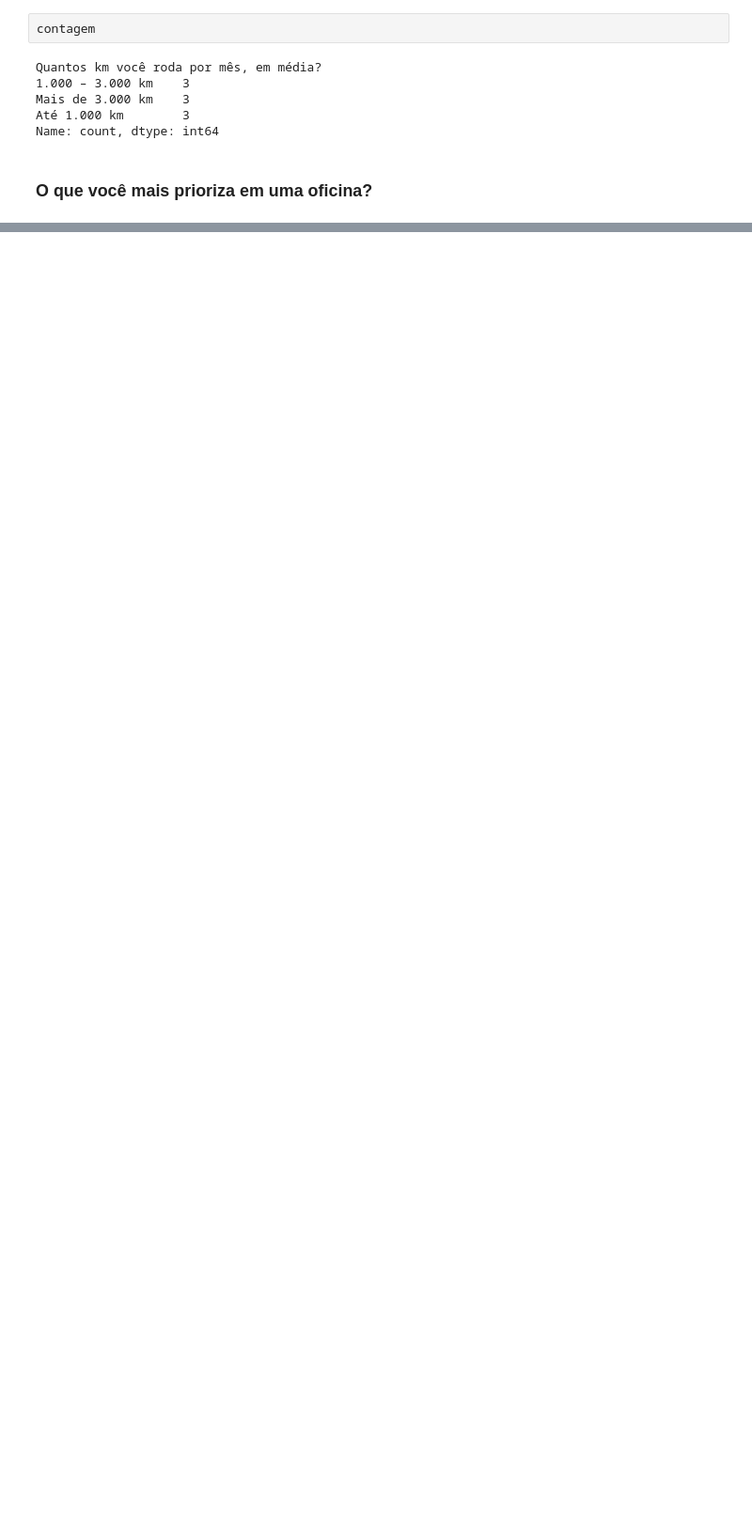
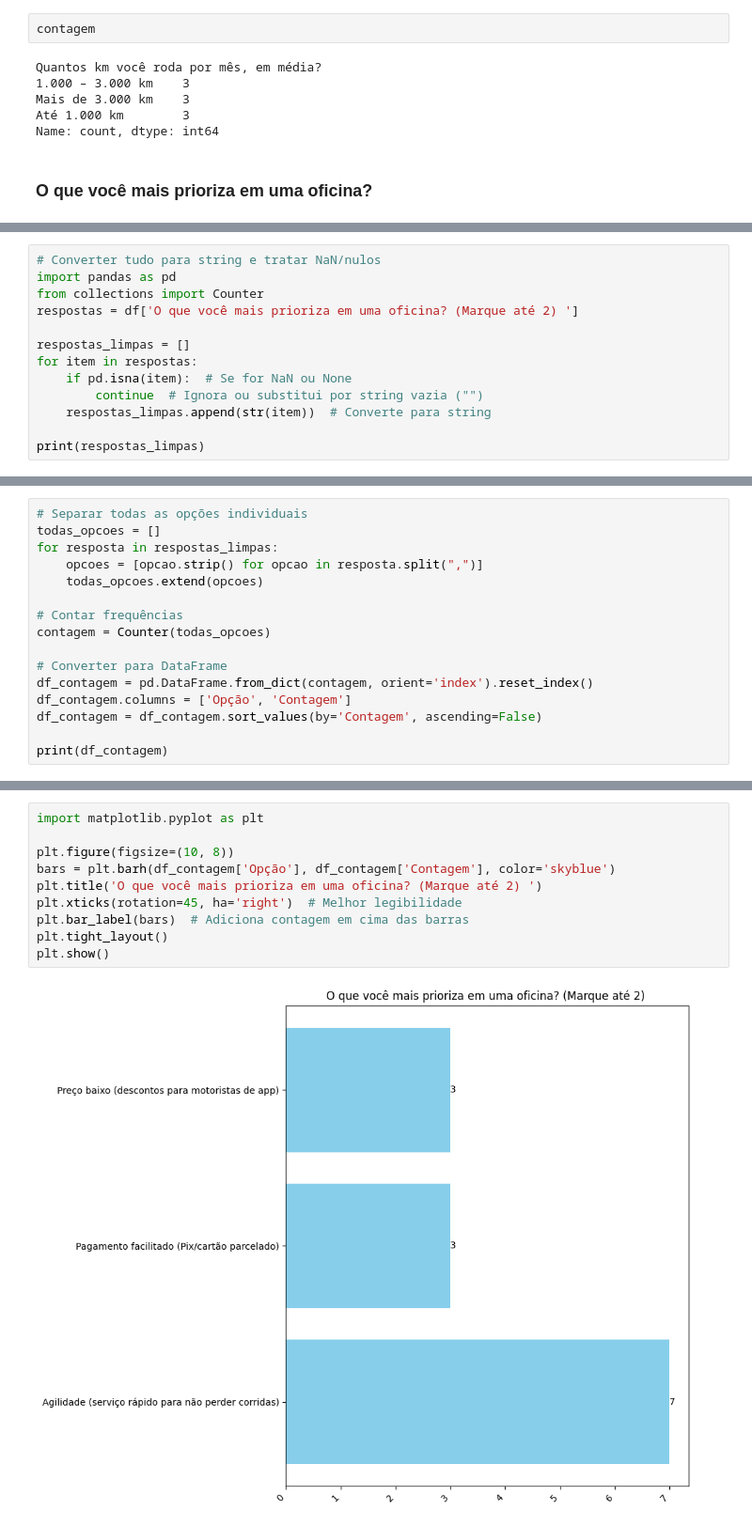
Before and after one commit to RosanaAlves/Oficina-App, a Jupyter notebook: Dados_questionario/Anlise_exploratória_dados_questionário.ipynb, the cells around one changed output, grey strips where cells are left out. Shown at 94% size. Drawn from its saved outputs; the diff is of its cells as text; blank space fills up the shorter version.

```diff
--- a/Dados_questionario/Anlise_exploratória_dados_questionário.ipynb
+++ b/Dados_questionario/Anlise_exploratória_dados_questionário.ipynb
@@ -245,0 +200,13 @@ Name: count, dtype: int64
+# %%
+# Converter tudo para string e tratar NaN/nulos
+import pandas as pd
+from collections import Counter
+respostas = df['O que você mais prioriza em uma oficina? (Marque até 2) ']
+
+respostas_limpas = []
+for item in respostas:
+    if pd.isna(item):  # Se for NaN ou None
+        continue  # Ignora ou substitui por string vazia ("")
+    respostas_limpas.append(str(item))  # Converte para string
+
+print(respostas_limpas)
@@ -245,0 +215,16 @@ Name: count, dtype: int64
+# %%
+# Separar todas as opções individuais
+todas_opcoes = []
+for resposta in respostas_limpas:
+    opcoes = [opcao.strip() for opcao in resposta.split(",")]
+    todas_opcoes.extend(opcoes)
+
+# Contar frequências
+contagem = Counter(todas_opcoes)
+
+# Converter para DataFrame
+df_contagem = pd.DataFrame.from_dict(contagem, orient='index').reset_index()
+df_contagem.columns = ['Opção', 'Contagem']
+df_contagem = df_contagem.sort_values(by='Contagem', ascending=False)
+
+print(df_contagem)
@@ -245,0 +236,12 @@ Name: count, dtype: int64
+# %%
+import matplotlib.pyplot as plt
+
+plt.figure(figsize=(10, 8))
+bars = plt.barh(df_contagem['Opção'], df_contagem['Contagem'], color='skyblue')
+plt.title('O que você mais prioriza em uma oficina? (Marque até 2) ')
+plt.xticks(rotation=45, ha='right')  # Melhor legibilidade
+plt.bar_label(bars)  # Adiciona contagem em cima das barras
+plt.tight_layout()
+plt.show()
+# %% [output]
+[figure, added]
```
Also changed, not shown: parts of 29 cells of this notebook.
